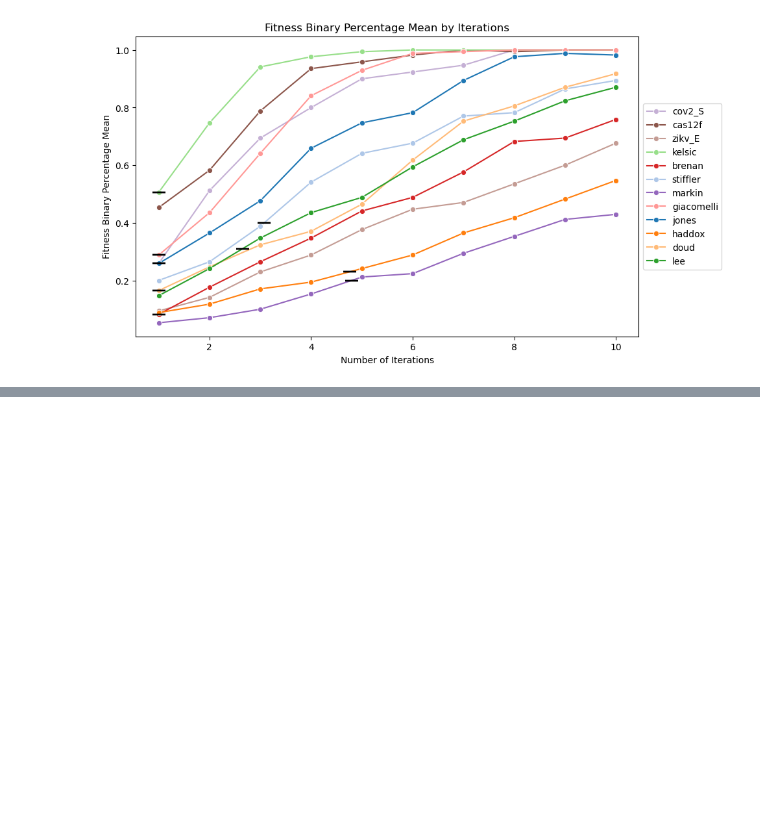
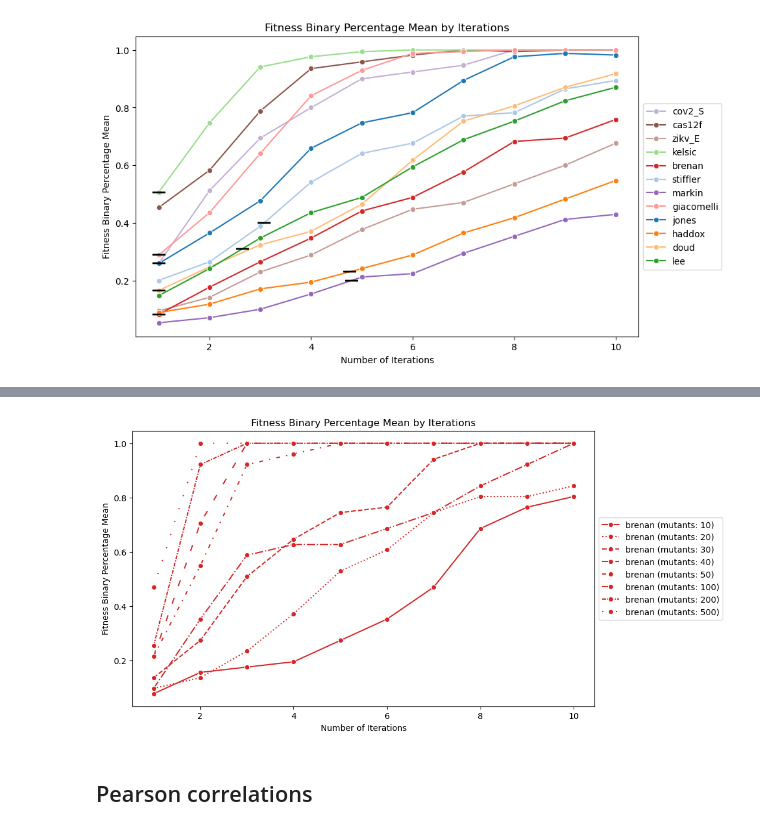
Before and after one commit to mat10d/EvolvePro, a Jupyter notebook: top-layer-metrics/across_rounds/across_rounds_new.ipynb, the cells around one changed output, grey strips where cells are left out. Cells and saved outputs as stored; diff of their text form; code cells hidden in the pictures; blank space fills up the shorter version.

```diff
--- a/top-layer-metrics/across_rounds/across_rounds_new.ipynb
+++ b/top-layer-metrics/across_rounds/across_rounds_new.ipynb
@@ -710,0 +810,6 @@ result_df_rounds.to_csv("results/result_df_rounds_15B.csv")
+# %%
+plot_round_by_round_comparison_num(result_df_num_brenan, 'fitness_binary_percentage_mean')
+# %% [output]
+[figure, added]
+# %% [markdown]
+## Pearson correlations
```
Also changed, not shown: parts of 24 cells of this notebook, 28 other files.
